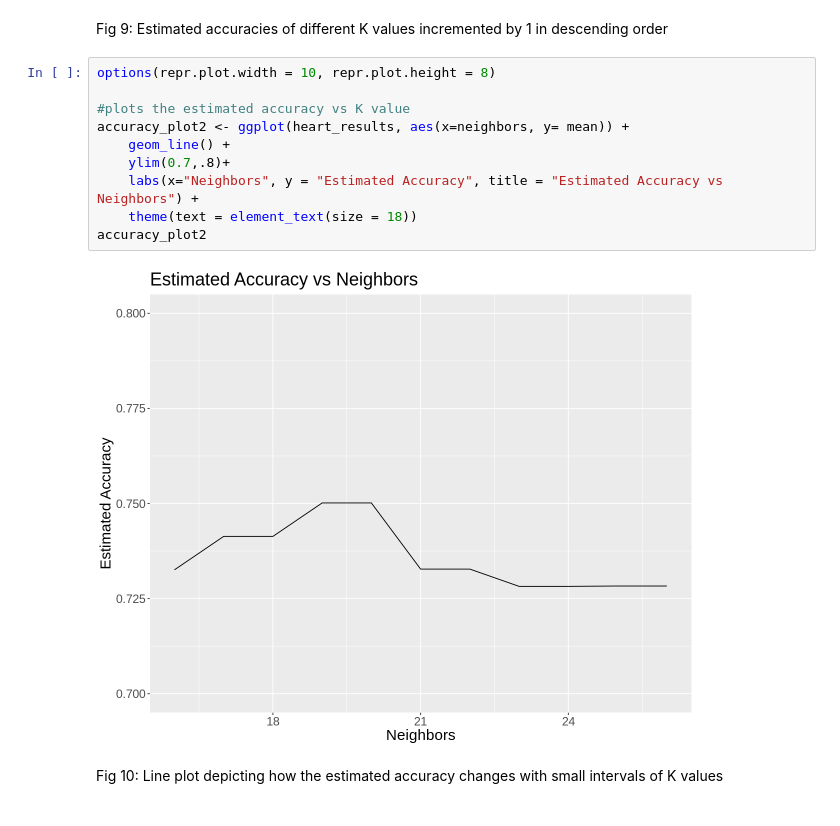
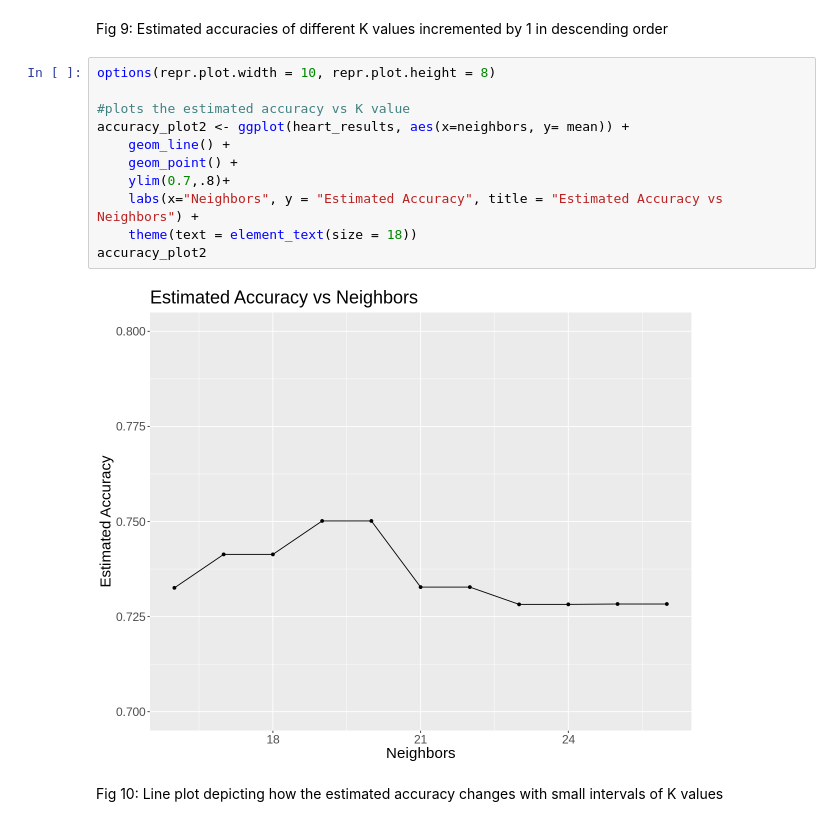
Before and after one commit to jamiema1/Predicting-Heart-Disease-with-KNN-Algorithm, a Jupyter notebook: final_report.ipynb, the cells around one changed output. Saved outputs shown, nothing was run; the diff lists cells and outputs as text.

Commit message:
Graph Edits

```diff
--- a/final_report.ipynb
+++ b/final_report.ipynb
@@ -370,15 +358,16 @@ Fig 9: Estimated accuracies of different K values incremented by 1 in descending
 # %%
 options(repr.plot.width = 10, repr.plot.height = 8)
 
 #plots the estimated accuracy vs K value
 accuracy_plot2 <- ggplot(heart_results, aes(x=neighbors, y= mean)) +
     geom_line() +
+    geom_point() +
     ylim(0.7,.8)+
     labs(x="Neighbors", y = "Estimated Accuracy", title = "Estimated Accuracy vs Neighbors") +
     theme(text = element_text(size = 18))
 accuracy_plot2
 # %% [output]
-[figure, old version]
+[figure, new version]
 # %% [markdown]
 Fig 10: Line plot depicting how the estimated accuracy changes with small intervals of K values
 # %%
```
Also changed, not shown: parts of 3 cells of this notebook.
